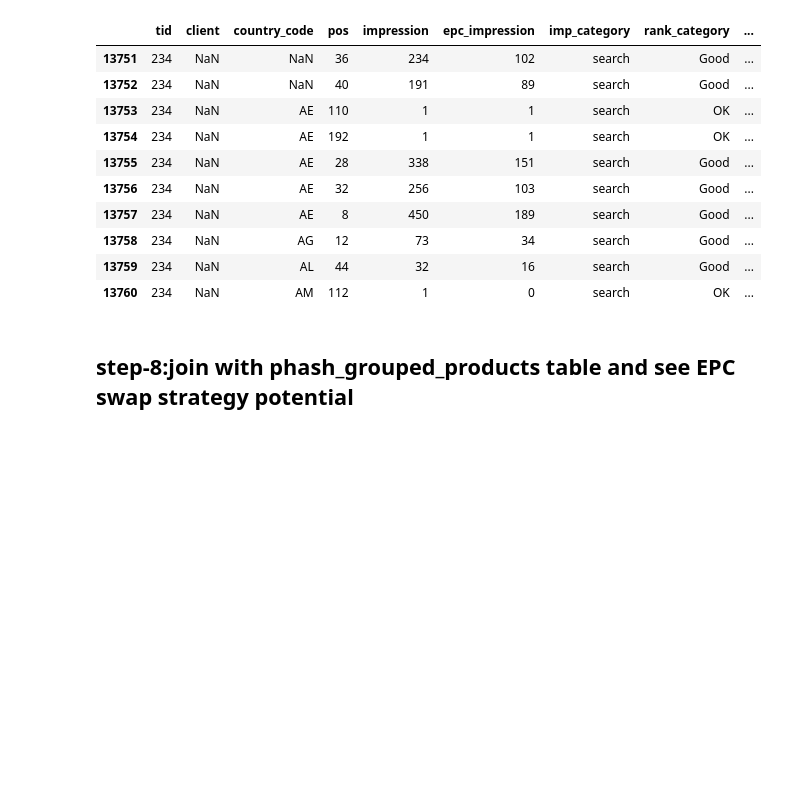
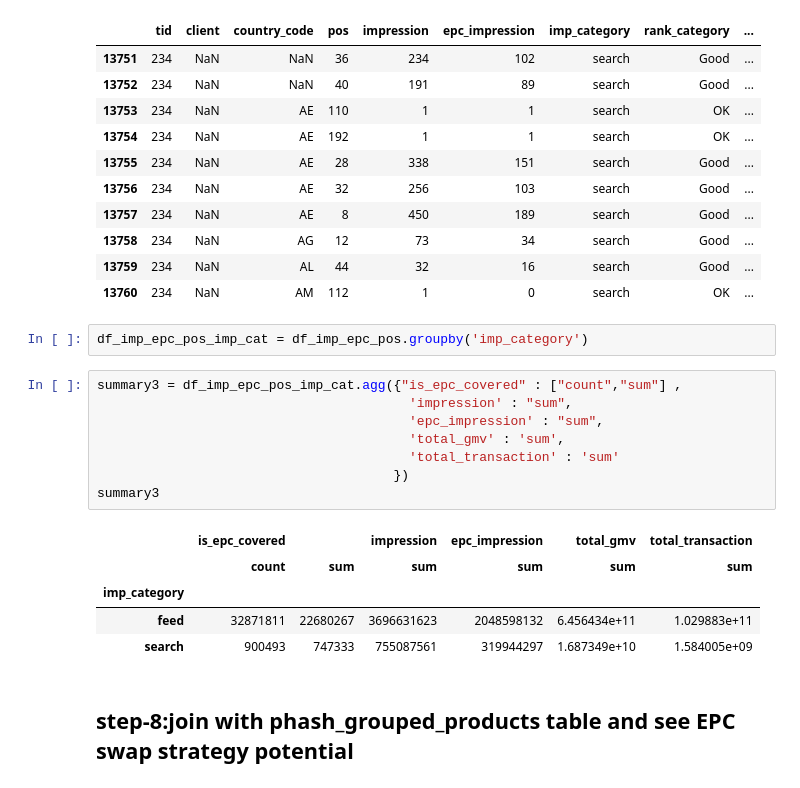
Before and after one commit to zzhang-wish/zzhang_logistics, a Jupyter notebook: EPC_prod_boost/EPC_boost_opportunity_analysis.ipynb, the cells around one changed output. Cells and saved outputs as stored; diff of their text form; blank space fills up the shorter version.

```diff
--- a/EPC_prod_boost/EPC_boost_opportunity_analysis.ipynb
+++ b/EPC_prod_boost/EPC_boost_opportunity_analysis.ipynb
@@ -425,5 +425,21 @@ df_imp_epc_pos.head(10)
 | 13758 | 234 | NaN | AG | 12 | 73 | 34 | search | Good | ... |
 | 13759 | 234 | NaN | AL | 44 | 32 | 16 | search | Good | ... |
 | 13760 | 234 | NaN | AM | 112 | 1 | 0 | search | OK | ... |
+# %%
+df_imp_epc_pos_imp_cat = df_imp_epc_pos.groupby('imp_category')
+# %%
+summary3 = df_imp_epc_pos_imp_cat.agg({"is_epc_covered" : ["count","sum"] ,
+                                        'impression' : "sum",
+                                        'epc_impression' : "sum",
+                                        'total_gmv' : 'sum',
+                                        'total_transaction' : 'sum'
+                                      })
+summary3
+# %% [output]
+|  | is_epc_covered |  | impression | epc_impression | total_gmv | total_transaction |
+|  | count | sum | sum | sum | sum | sum |
+| imp_category |  |  |  |  |  |  |
+| feed | 32871811 | 22680267 | 3696631623 | 2048598132 | 6.456434e+11 | 1.029883e+11 |
+| search | 900493 | 747333 | 755087561 | 319944297 | 1.687349e+10 | 1.584005e+09 |
 # %% [markdown]
 ## step-8:join with phash_grouped_products table and see EPC swap strategy potential
```
Also changed, not shown: 1 other file.
